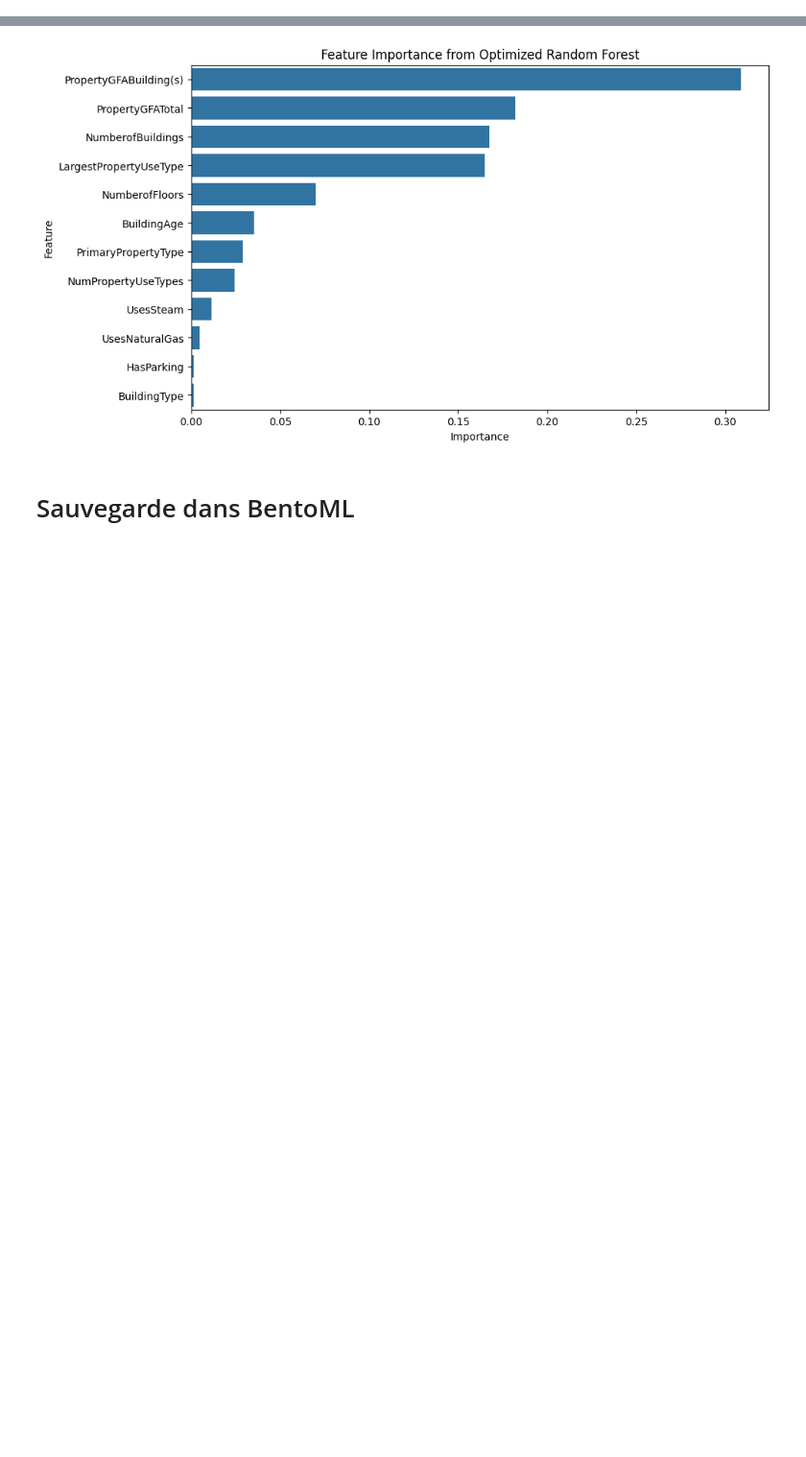
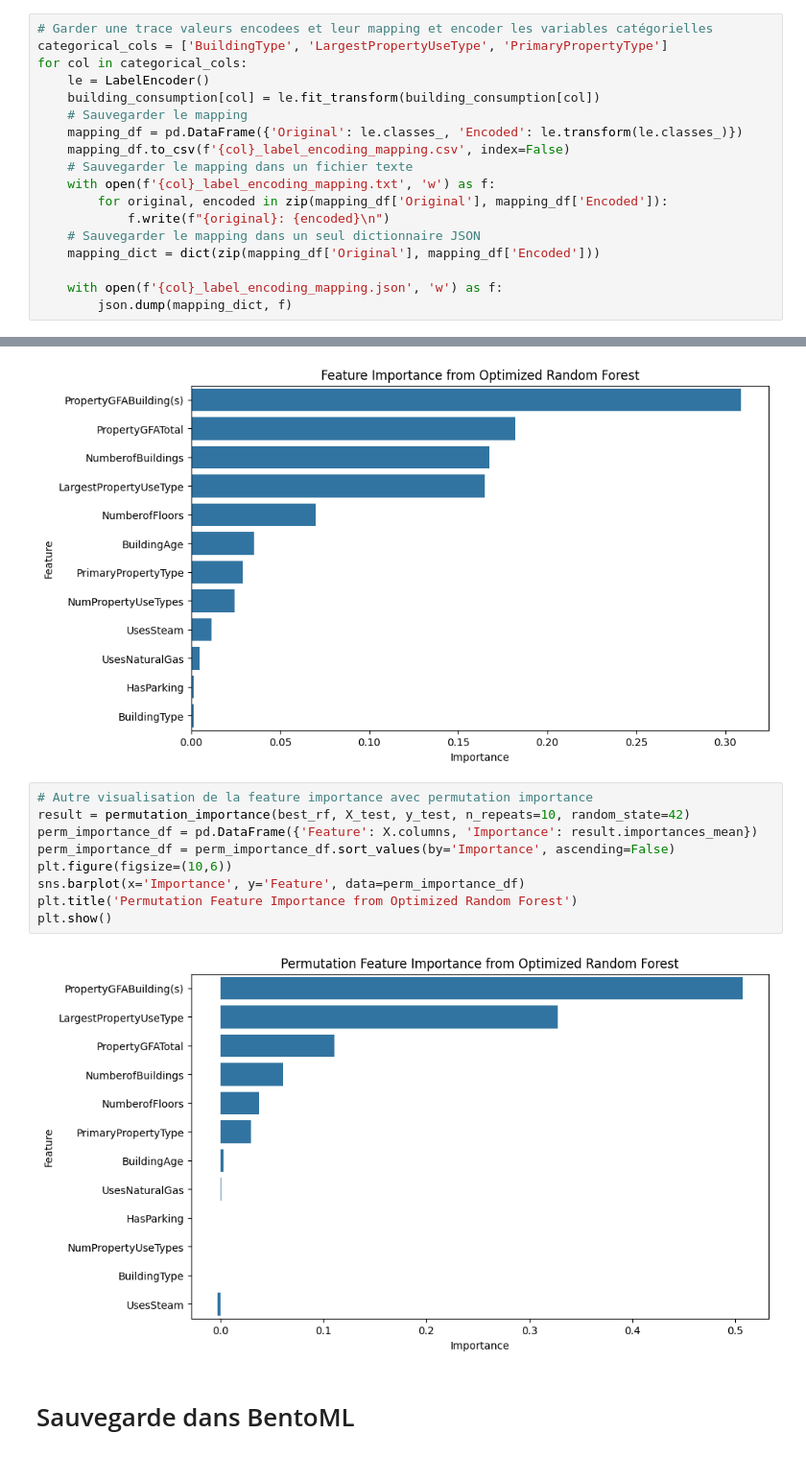
Before and after one commit to Tarek-D/P6, a Jupyter notebook: notebooks/modelistation_supervisee.ipynb, the cells around one changed output, grey strips where cells are left out. Shown at 96% size. Cells and saved outputs as stored; diff of their text form; blank space fills up the shorter version.

```diff
--- a/notebooks/modelistation_supervisee.ipynb
+++ b/notebooks/modelistation_supervisee.ipynb
@@ -545,0 +550,18 @@ On perd des données mais cela va aider a améliorer l'entrainement des modèles
+# %%
+# Garder une trace valeurs encodees et leur mapping et encoder les variables catégorielles
+categorical_cols = ['BuildingType', 'LargestPropertyUseType', 'PrimaryPropertyType']
+for col in categorical_cols:
+    le = LabelEncoder()
+    building_consumption[col] = le.fit_transform(building_consumption[col])
+    # Sauvegarder le mapping
+    mapping_df = pd.DataFrame({'Original': le.classes_, 'Encoded': le.transform(le.classes_)})
+    mapping_df.to_csv(f'{col}_label_encoding_mapping.csv', index=False)
+    # Sauvegarder le mapping dans un fichier texte
+    with open(f'{col}_label_encoding_mapping.txt', 'w') as f:
+        for original, encoded in zip(mapping_df['Original'], mapping_df['Encoded']):
+            f.write(f"{original}: {encoded}\n")
+    # Sauvegarder le mapping dans un seul dictionnaire JSON
+    mapping_dict = dict(zip(mapping_df['Original'], mapping_df['Encoded']))
+
+    with open(f'{col}_label_encoding_mapping.json', 'w') as f:
+        json.dump(mapping_dict, f)
@@ -695,6 +730,17 @@ plt.title('Feature Importance from Optimized Random Forest')
 plt.show()
 # %% [output]
 [figure]
+# %%
+# Autre visualisation de la feature importance avec permutation importance
+result = permutation_importance(best_rf, X_test, y_test, n_repeats=10, random_state=42)
+perm_importance_df = pd.DataFrame({'Feature': X.columns, 'Importance': result.importances_mean})
+perm_importance_df = perm_importance_df.sort_values(by='Importance', ascending=False)
+plt.figure(figsize=(10,6))
+sns.barplot(x='Importance', y='Feature', data=perm_importance_df)
+plt.title('Permutation Feature Importance from Optimized Random Forest')
+plt.show()
+# %% [output]
+[figure, added]
 # %% [markdown]
 # Sauvegarde dans BentoML
 # %%
```
Also changed, not shown: parts of 7 cells of this notebook.
